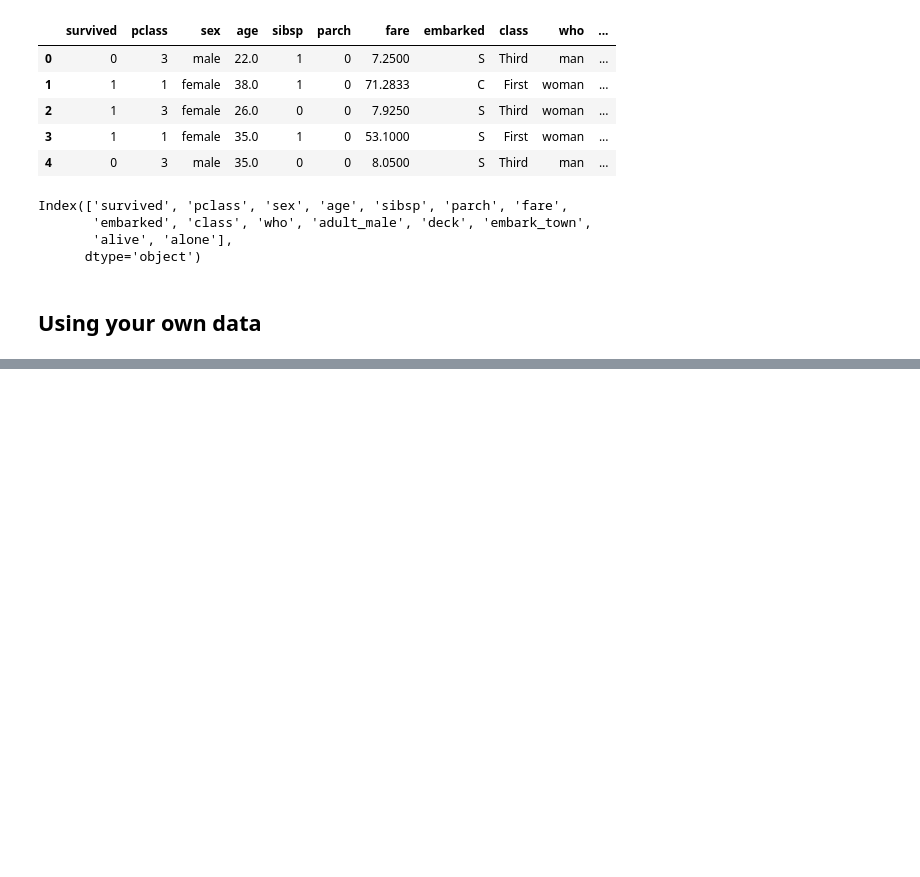
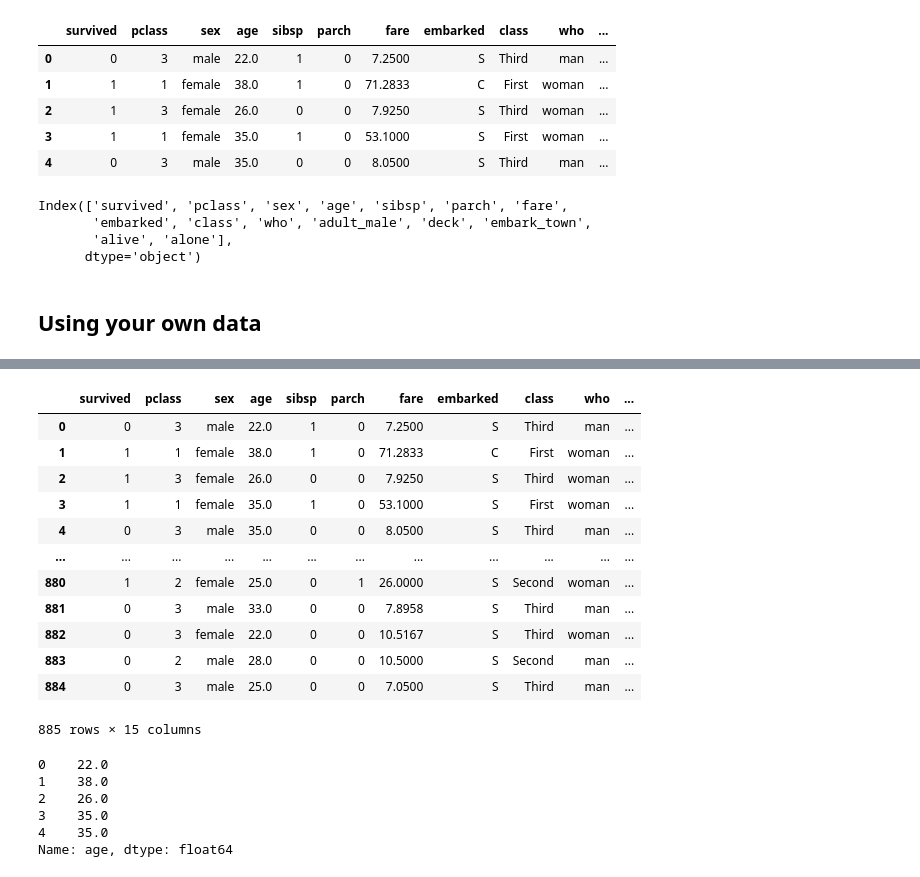
Before and after one commit to GouravGC/Complete-AI-and-Data-Science, a Jupyter notebook: 02_pandas_tips_tricks/01_pandas.ipynb, the cells around one changed output, grey strips where cells are left out. Drawn from its saved outputs; the diff is of its cells as text; code cells hidden in the pictures; blank space fills up the shorter version.

```diff
--- a/02_pandas_tips_tricks/01_pandas.ipynb
+++ b/02_pandas_tips_tricks/01_pandas.ipynb
@@ -490,0 +506,6 @@ df = pd.read_csv('titanic_data.csv')
+# %%
+import pandas as pd
+import seaborn as sns
+
+df = sns.load_dataset('titanic')
+df.head()
@@ -490,0 +519,26 @@ df = pd.read_csv('titanic_data.csv')
+# %%
+df.loc[::-1].head()
+df.head(-6)
+# %% [output]
+|  | survived | pclass | sex | age | sibsp | parch | fare | embarked | class | who | ... |
+| 0 | 0 | 3 | male | 22.0 | 1 | 0 | 7.2500 | S | Third | man | ... |
+| 1 | 1 | 1 | female | 38.0 | 1 | 0 | 71.2833 | C | First | woman | ... |
+| 2 | 1 | 3 | female | 26.0 | 0 | 0 | 7.9250 | S | Third | woman | ... |
+| 3 | 1 | 1 | female | 35.0 | 1 | 0 | 53.1000 | S | First | woman | ... |
+| 4 | 0 | 3 | male | 35.0 | 0 | 0 | 8.0500 | S | Third | man | ... |
+| ... | ... | ... | ... | ... | ... | ... | ... | ... | ... | ... | ... |
+| 880 | 1 | 2 | female | 25.0 | 0 | 1 | 26.0000 | S | Second | woman | ... |
+| 881 | 0 | 3 | male | 33.0 | 0 | 0 | 7.8958 | S | Third | man | ... |
+| 882 | 0 | 3 | female | 22.0 | 0 | 0 | 10.5167 | S | Third | woman | ... |
+| 883 | 0 | 2 | male | 28.0 | 0 | 0 | 10.5000 | S | Second | man | ... |
+| 884 | 0 | 3 | male | 25.0 | 0 | 0 | 7.0500 | S | Third | man | ... |
+885 rows × 15 columns
+# %%
+df.loc[:, 'age'].head()
+# %% [output]
+0    22.0
+1    38.0
+2    26.0
+3    35.0
+4    35.0
+Name: age, dtype: float64
```
Also changed, not shown: parts of 8 cells of this notebook.
